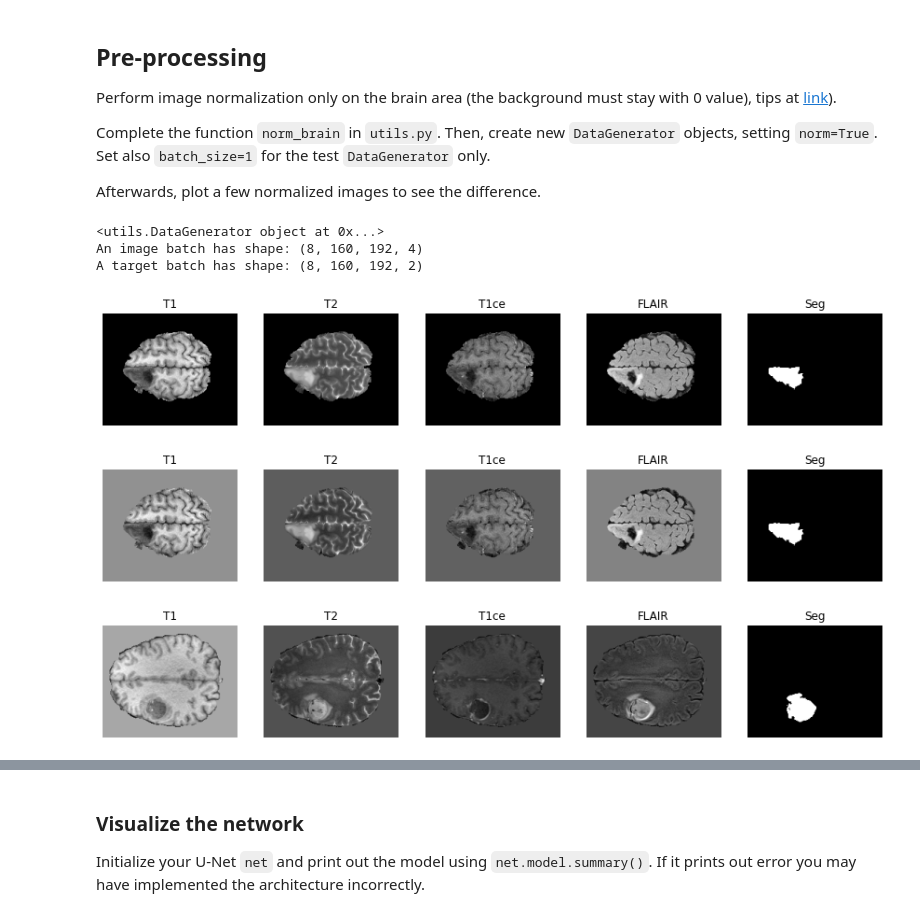
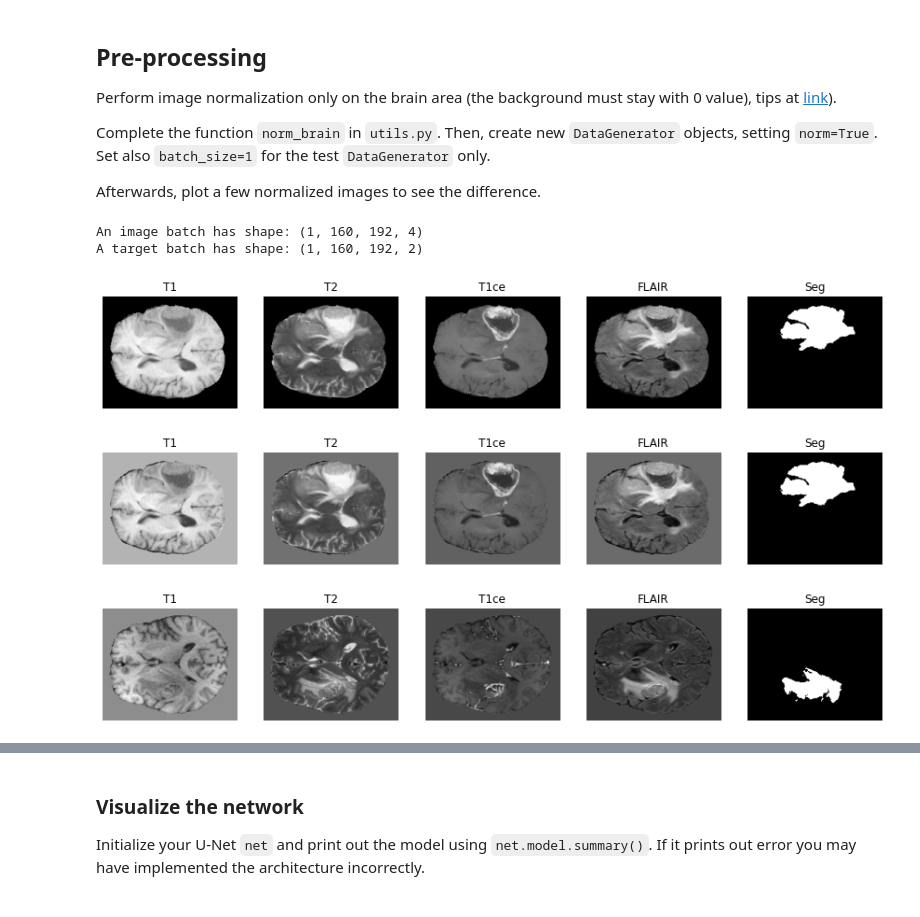
Before and after one commit to jespervc/budgetsegmentation, a Jupyter notebook: segmentation_lab.ipynb, the cells around one changed output, grey strips where cells are left out. Saved outputs shown, nothing was run; the diff lists cells and outputs as text; code cells hidden in the pictures.

```diff
--- a/segmentation_lab.ipynb
+++ b/segmentation_lab.ipynb
@@ -181,33 +181,32 @@ Afterwards, plot a few normalized images to see the difference.
 # %%
 ########## YOUR CODE ############
 
 x_noN,seg_noN = load_img(list_train[1],Nclasses, norm=False)
 x_N,seg_N = load_img(list_train[1],Nclasses, norm=True)
 
 # create new DataGenerators
 
 # This replaces the old ones.
-train_gen = DataGenerator(list_train,Nclasses,norm=True)
-valid_gen = DataGenerator(list_valid,Nclasses,norm=True)
-test_gen = DataGenerator(list_test,Nclasses,norm=True)
+train_gen = DataGenerator(list_train,Nclasses,norm=True,batch_size=1)
+valid_gen = DataGenerator(list_valid,Nclasses,norm=True,batch_size=1)
+test_gen = DataGenerator(list_test,Nclasses,norm=True,batch_size=1)
 
 nXbatch, nYbatch = train_gen[1] #idx = batchNr
-print('An image batch has shape: {}'.format(Xbatch.shape))
-print('A target batch has shape: {}'.format(ybatch.shape))
+print('An image batch has shape: {}'.format(nXbatch.shape))
+print('A target batch has shape: {}'.format(nYbatch.shape))
 
 
 # visualize few data samples
 visualize(x_noN,seg_noN)
 visualize(x_N,seg_N) #unchanged segmented image.
-visualize(nXbatch[1], nYbatch[1]) #doesn't generate the same image as the two above.
+visualize(nXbatch[0], nYbatch[0]) #doesn't generate the same image as the two above.
 ##########    END    ############
 # %% [output]
-<utils.DataGenerator object at 0x...>
-An image batch has shape: (8, 160, 192, 4)
-A target batch has shape: (8, 160, 192, 2)
+An image batch has shape: (1, 160, 192, 4)
+A target batch has shape: (1, 160, 192, 2)
-[figure, old version]
+[figure, new version]
-[figure, old version]
+[figure, new version]
-[figure, old version]
+[figure, new version]
 # %% [markdown]
 ## U-Net
 Finish this code to create the U-Net architecture.
```
Also changed, not shown: parts of 7 cells of this notebook.
